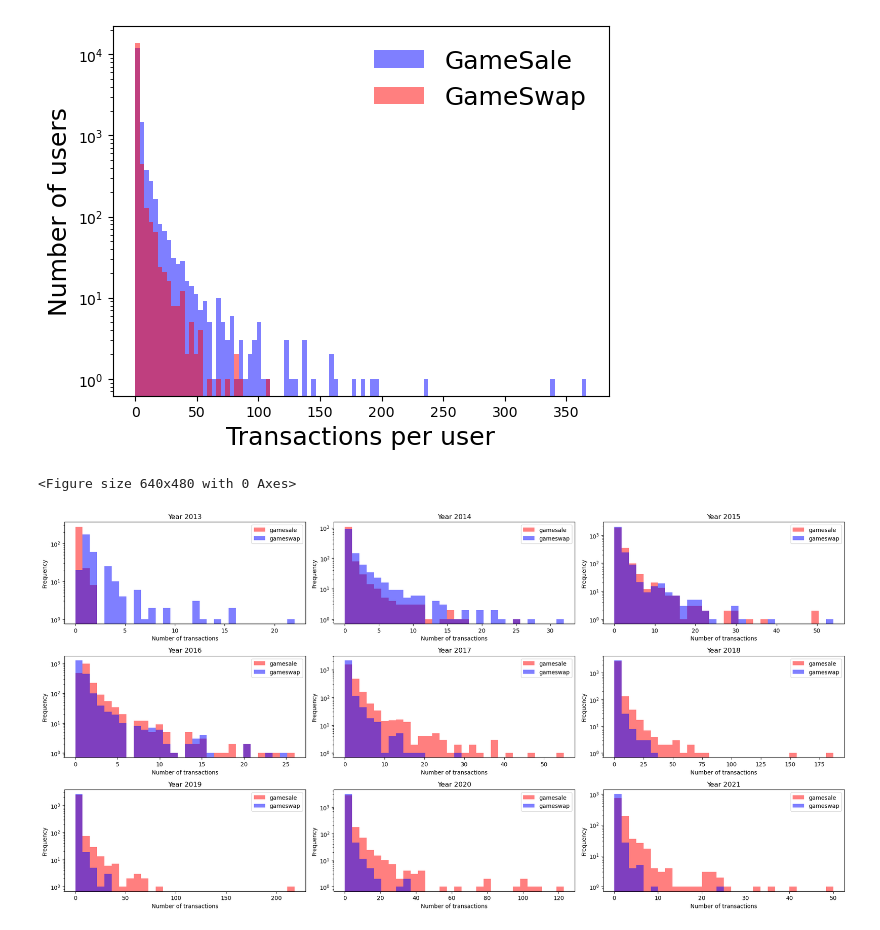
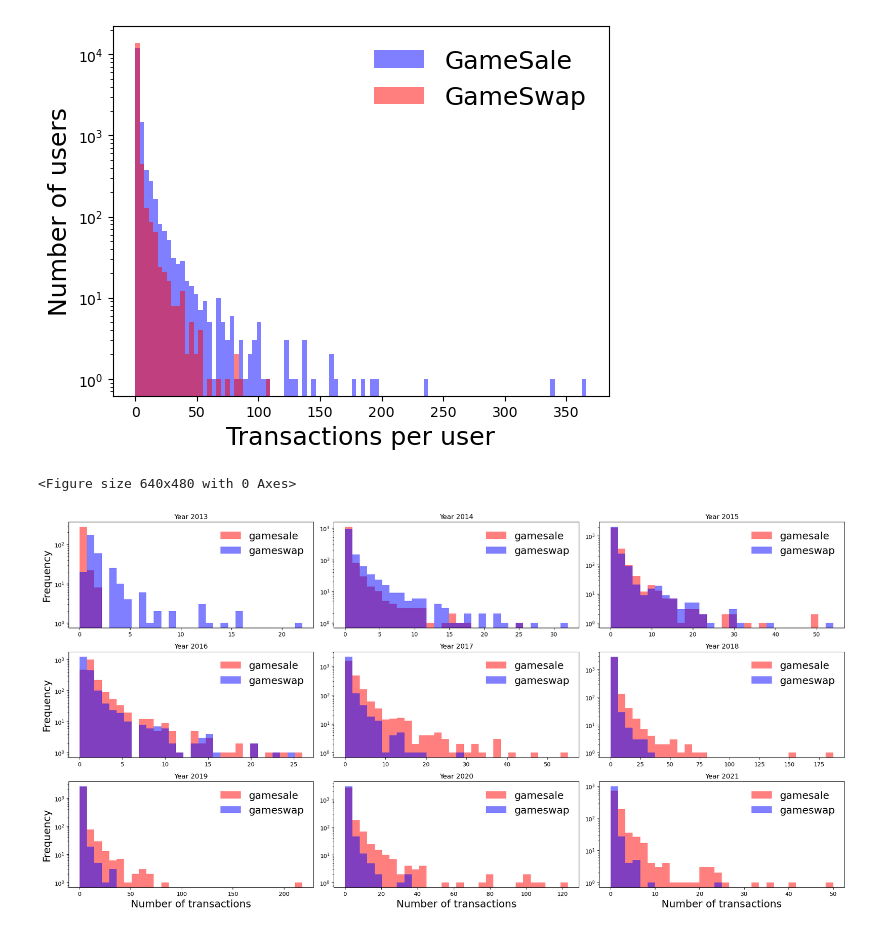
Before and after one commit to Jinyi-Liu/BZAN643-Project, a Jupyter notebook: 03_Distribution_transactions.ipynb, the cells around one changed output. Cells and saved outputs as stored; diff of their text form; code cells hidden in the pictures.

```diff
--- a/03_Distribution_transactions.ipynb
+++ b/03_Distribution_transactions.ipynb
@@ -67,33 +67,40 @@ plt.show()
 # %%
 # Create subdataframe for each year using the 'created_utc' column from year 2013 to 2020
 game_2013 = transaction_history_all.loc[transaction_history_all['created_utc']<="2013-12-31"]
 game_2014 = transaction_history_all.loc[(transaction_history_all['created_utc']>="2014-01-01") & (transaction_history_all['created_utc']<="2014-12-31")]
 game_2015 = transaction_history_all.loc[(transaction_history_all['created_utc']>="2015-01-01") & (transaction_history_all['created_utc']<="2015-12-31")]
 game_2016 = transaction_history_all.loc[(transaction_history_all['created_utc']>="2016-01-01") & (transaction_history_all['created_utc']<="2016-12-31")]
 game_2017 = transaction_history_all.loc[(transaction_history_all['created_utc']>="2017-01-01") & (transaction_history_all['created_utc']<="2017-12-31")]
 game_2018 = transaction_history_all.loc[(transaction_history_all['created_utc']>="2018-01-01") & (transaction_history_all['created_utc']<="2018-12-31")]
 game_2019 = transaction_history_all.loc[(transaction_history_all['created_utc']>="2019-01-01") & (transaction_history_all['created_utc']<="2019-12-31")]
 game_2020 = transaction_history_all.loc[(transaction_history_all['created_utc']>="2020-01-01") & (transaction_history_all['created_utc']<="2020-12-31")]
 game_2021 = transaction_history_all.loc[(transaction_history_all['created_utc']>="2021-01-01") & (transaction_history_all['created_utc']<="2021-03-31")]
 game_years = [game_2013, game_2014, game_2015, game_2016, game_2017, game_2018, game_2019, game_2020, game_2021]
 
 # Plot these subdataframes, group by user and 'subreddit' and count the number of rows.
 # In a plot, plot these subdataframes in a line plot
 # Plot the distribution of gameswap and gamesale in each year
 plt.clf()
 fig, ax = plt.subplots(3, 3, figsize=(20, 10))
 for year, game_year in enumerate(game_years):
     to_plot = game_year.groupby(['user', 'subreddit']).size().unstack().fillna(0)
     # Plot the distribution of gameswap and set alpha to 0.5 ,plot the distribution of gamesale and set alpha to 1 in the same plot.
     to_plot.plot(kind='hist', alpha=0.5, ax=ax[year//3, year%3],logy=True, color=['r','blue'],bins=30)
    # legend
-    ax[year//3, year%3].legend()
+    ax[year//3, year%3].legend(frameon=False, fontsize=18)
     # title
     ax[year//3, year%3].set_title('Year {}'.format(2013+year))
     # x label
-    ax[year//3, year%3].set_xlabel('Number of transactions')
+    if year>=6:
+        ax[year//3, year%3].set_xlabel('Number of transactions', fontsize=18)
+    # ax[year//3, year%3].set_xlabel('Number of transactions')
+    if year in([0,3,6]):
+        ax[year//3, year%3].set_ylabel('Frequency', fontsize=18)
+    else:
+        ax[year//3, year%3].set_ylabel('')
 plt.tight_layout()
+plt.savefig('./plot/transaction_distribution_year.png', dpi=300, transparent=True, bbox_inches='tight')
 plt.show()
 # %% [output]
 <Figure size 640x480 with 0 Axes>
-[figure, old version]
+[figure, new version]
```
Also changed, not shown: 9 other files.
